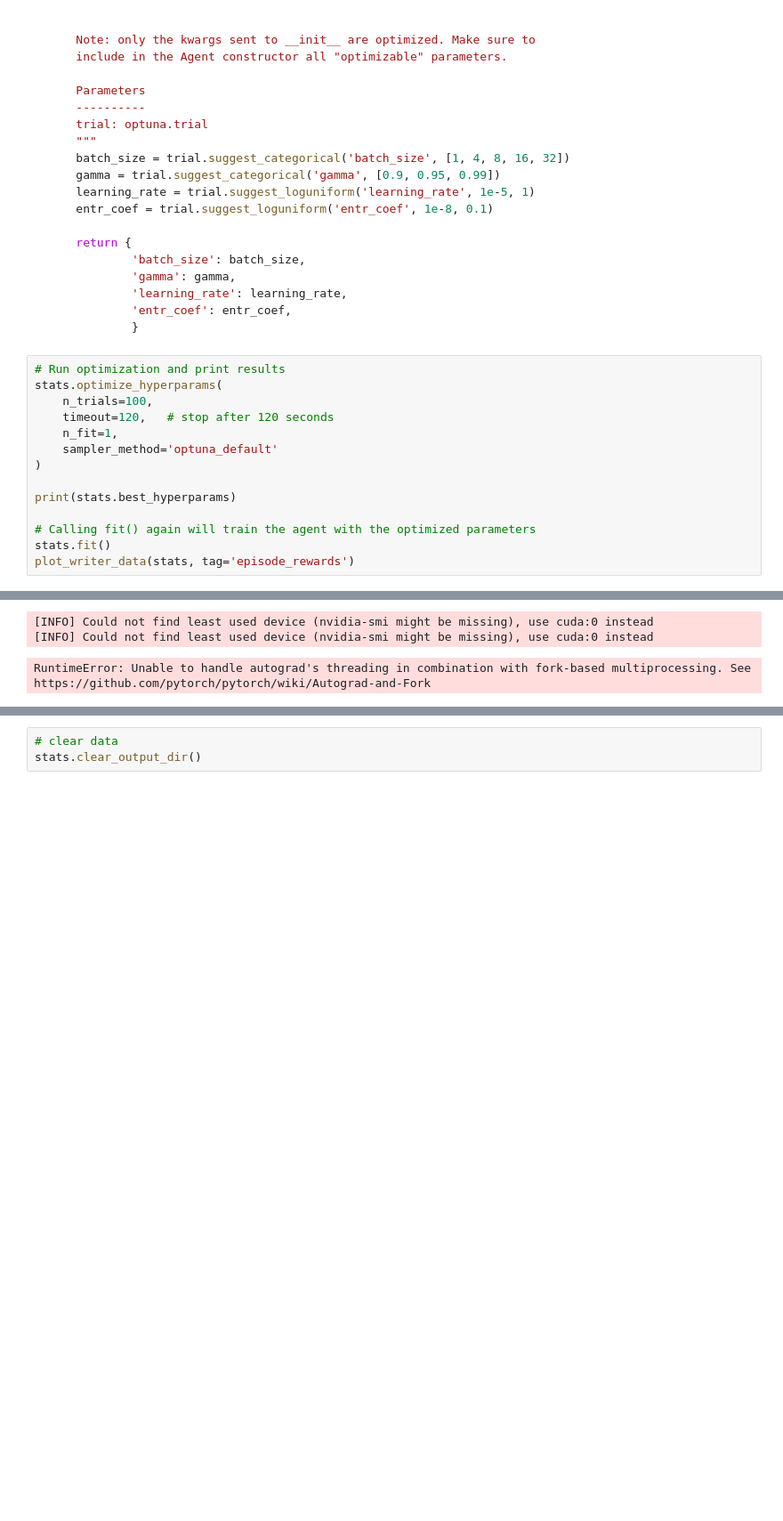
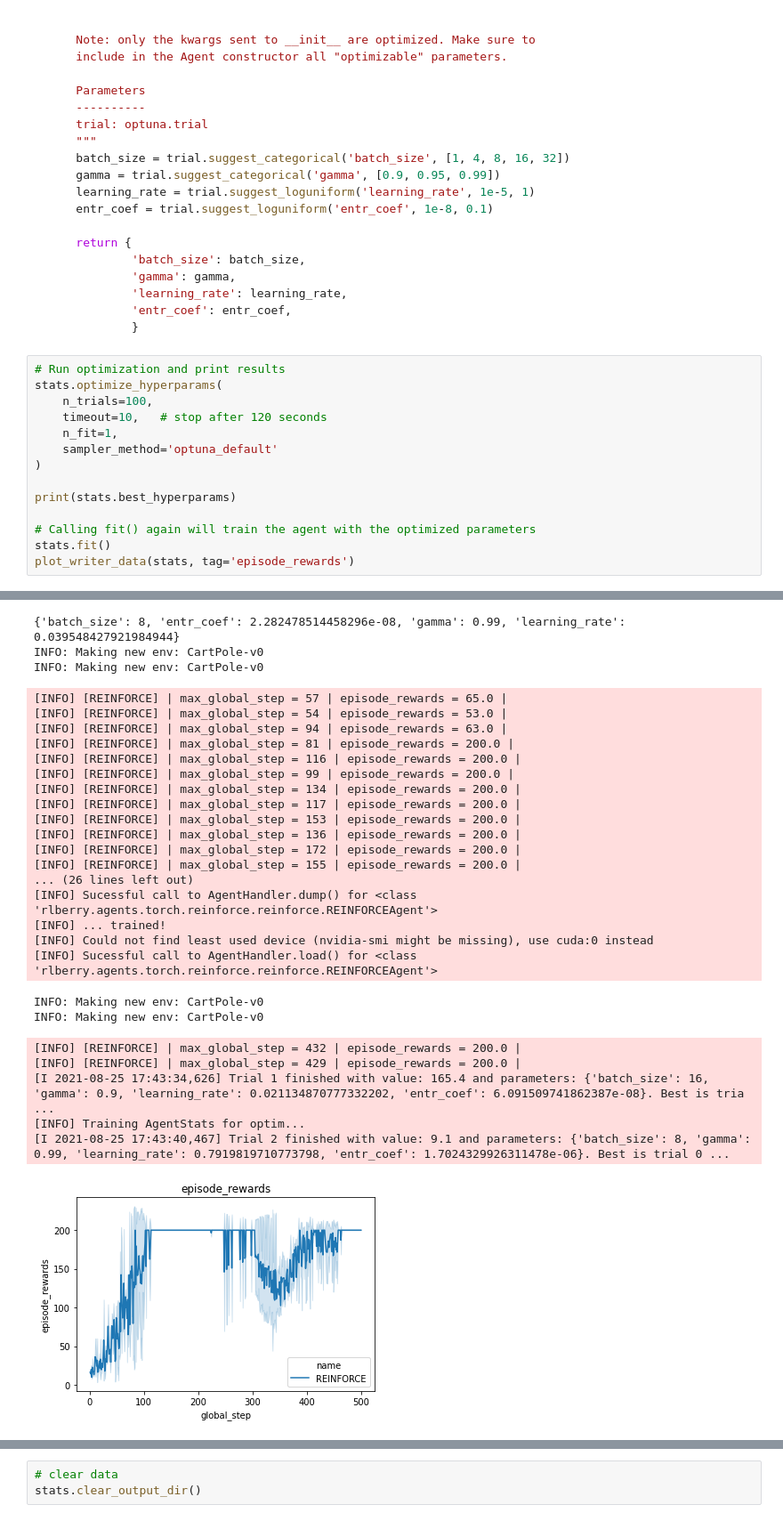
Before and after one commit to rlberry-py/rlberry, a Jupyter notebook: notebooks/rlberry_evaluate_and_optimize_agent.ipynb, the cells around one changed output, grey strips where cells are left out. Shown: that part at 89% size. Cells and saved outputs as stored; diff of their text form; blank space fills up the shorter version.

```diff
--- a/notebooks/rlberry_evaluate_and_optimize_agent.ipynb
+++ b/notebooks/rlberry_evaluate_and_optimize_agent.ipynb
@@ -123,7 +124,7 @@ def sample_parameters(cls, trial):
 # Run optimization and print results
 stats.optimize_hyperparams(
     n_trials=100,
-    timeout=120,   # stop after 120 seconds
+    timeout=10,   # stop after 120 seconds
     n_fit=1,
     sampler_method='optuna_default'
 )
@@ -155,3 +144,28 @@ INFO: Making new env: CartPole-v0INFO: Making new env: CartPole-v0
-[INFO] Could not find least used device (nvidia-smi might be missing), use cuda:0 instead
-[INFO] Could not find least used device (nvidia-smi might be missing), use cuda:0 instead
+{'batch_size': 8, 'entr_coef': 2.282478514458296e-08, 'gamma': 0.99, 'learning_rate': 0.039548427921984944}
+INFO: Making new env: CartPole-v0
+INFO: Making new env: CartPole-v0
-RuntimeError: Unable to handle autograd's threading in combination with fork-based multiprocessing. See https://github.com/pytorch/pytorch/wiki/Autograd-and-Fork
+[INFO] [REINFORCE] | max_global_step = 57 | episode_rewards = 65.0 |
+[INFO] [REINFORCE] | max_global_step = 54 | episode_rewards = 53.0 |
+[INFO] [REINFORCE] | max_global_step = 94 | episode_rewards = 63.0 |
+[INFO] [REINFORCE] | max_global_step = 81 | episode_rewards = 200.0 |
+[INFO] [REINFORCE] | max_global_step = 116 | episode_rewards = 200.0 |
+[INFO] [REINFORCE] | max_global_step = 99 | episode_rewards = 200.0 |
+[INFO] [REINFORCE] | max_global_step = 134 | episode_rewards = 200.0 |
+[INFO] [REINFORCE] | max_global_step = 117 | episode_rewards = 200.0 |
+[INFO] [REINFORCE] | max_global_step = 153 | episode_rewards = 200.0 |
+[INFO] [REINFORCE] | max_global_step = 136 | episode_rewards = 200.0 |
+[INFO] [REINFORCE] | max_global_step = 172 | episode_rewards = 200.0 |
+[INFO] [REINFORCE] | max_global_step = 155 | episode_rewards = 200.0 |
+... (26 lines left out)
+[INFO] Sucessful call to AgentHandler.dump() for <class 'rlberry.agents.torch.reinforce.reinforce.REINFORCEAgent'>
+[INFO] ... trained!
+[INFO] Could not find least used device (nvidia-smi might be missing), use cuda:0 instead
+[INFO] Sucessful call to AgentHandler.load() for <class 'rlberry.agents.torch.reinforce.reinforce.REINFORCEAgent'>
+INFO: Making new env: CartPole-v0
+INFO: Making new env: CartPole-v0
+[INFO] [REINFORCE] | max_global_step = 432 | episode_rewards = 200.0 |
+[INFO] [REINFORCE] | max_global_step = 429 | episode_rewards = 200.0 |
+[I 2021-08-25 17:43:34,626] Trial 1 finished with value: 165.4 and parameters: {'batch_size': 16, 'gamma': 0.9, 'learning_rate': 0.021134870777332202, 'entr_coef': 6.091509741862387e-08}. Best is tria ...
+[INFO] Training AgentStats for optim...
+[I 2021-08-25 17:43:40,467] Trial 2 finished with value: 9.1 and parameters: {'batch_size': 8, 'gamma': 0.99, 'learning_rate': 0.7919819710773798, 'entr_coef': 1.7024329926311478e-06}. Best is trial 0 ...
+[figure, added]
```
Also changed, not shown: parts of 2 cells of this notebook, 12 other files.
